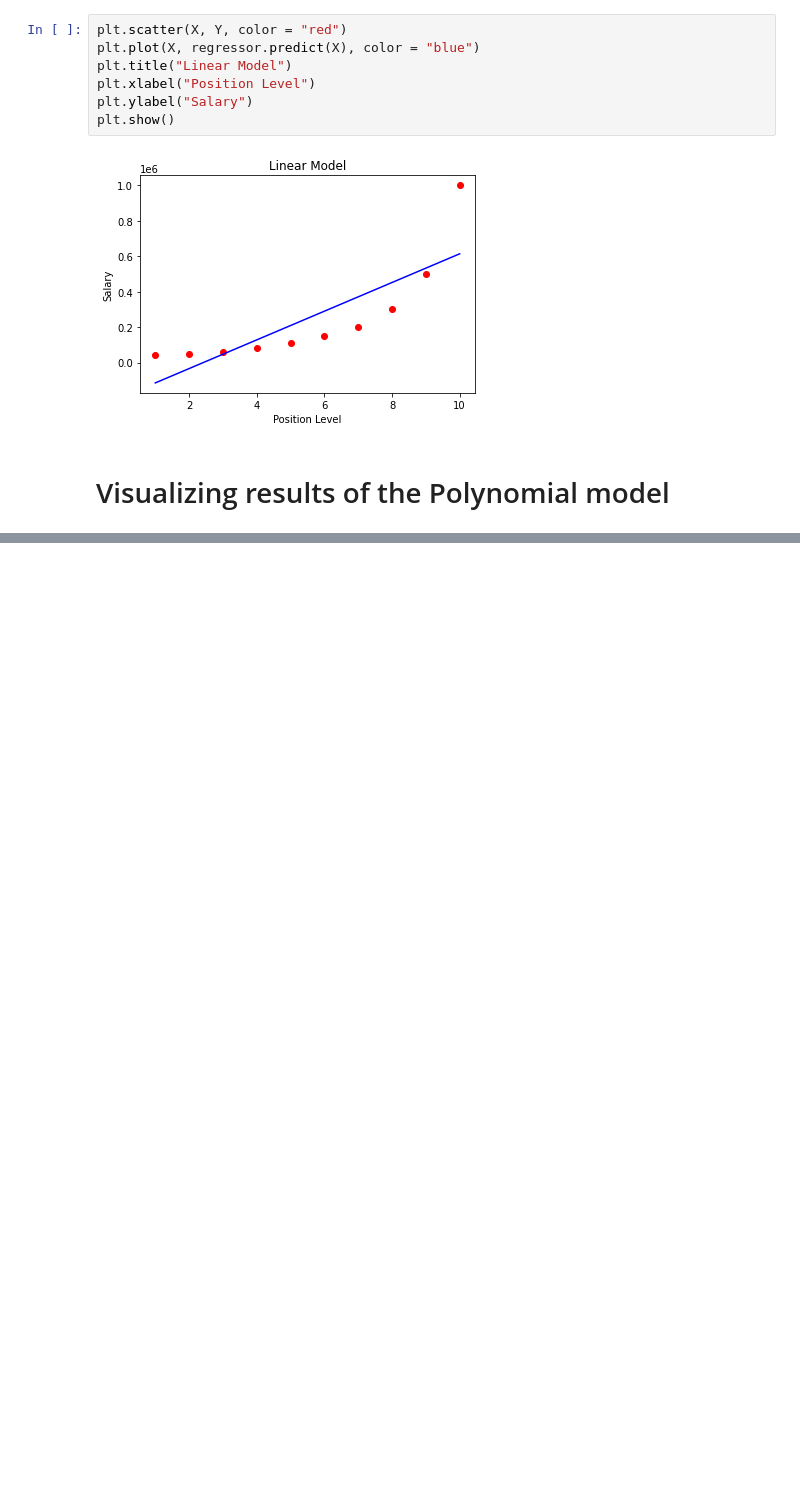
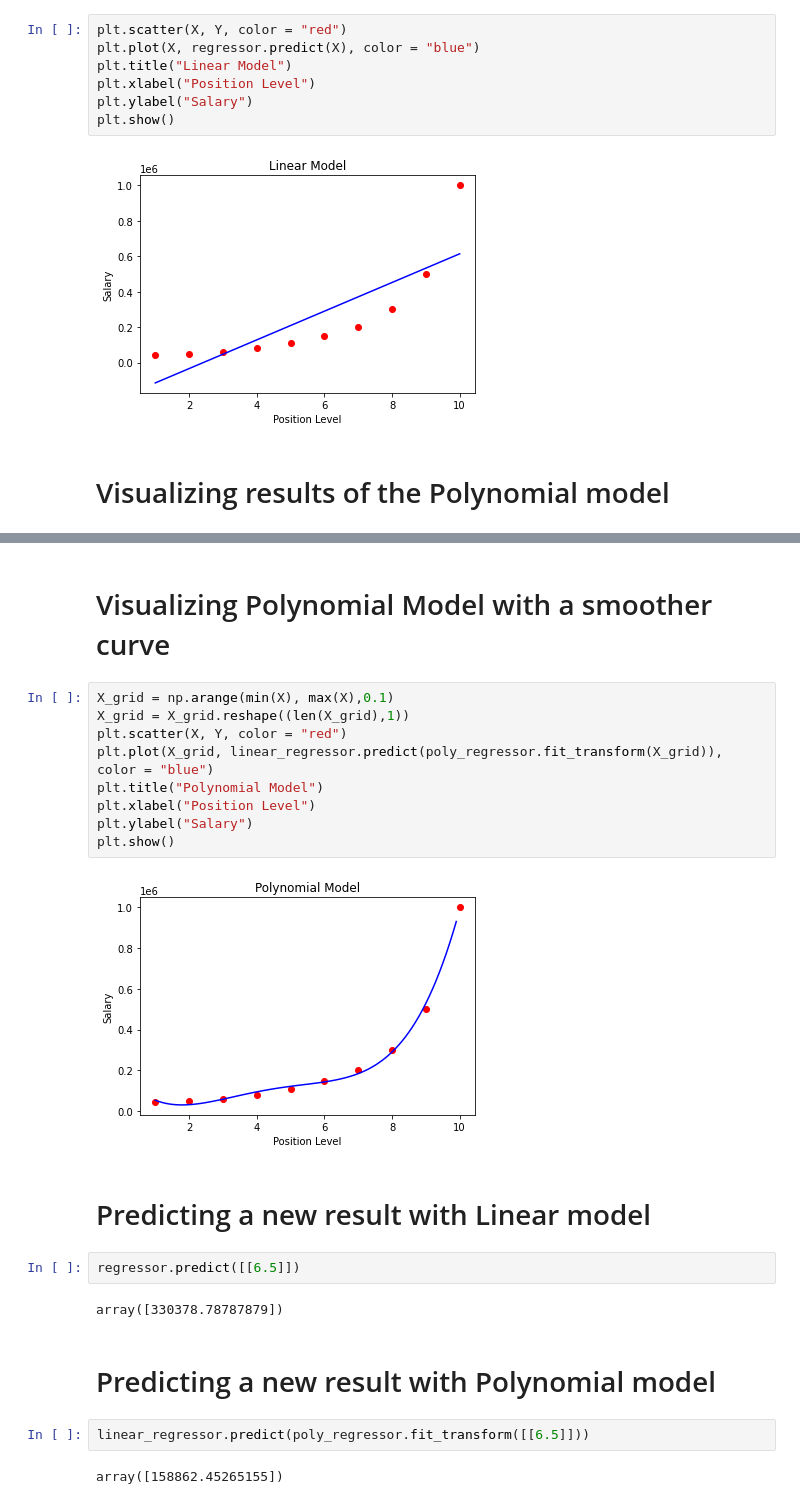
Before and after one commit to kshitijmalvankar/RegressionPython, a Jupyter notebook: PolynomialRegression.ipynb, the cells around one changed output, grey strips where cells are left out. Cells and saved outputs as stored; diff of their text form; blank space fills up the shorter version.

```diff
--- a/PolynomialRegression.ipynb
+++ b/PolynomialRegression.ipynb
@@ -73,0 +70,25 @@ plt.show()
+# %% [markdown]
+# Visualizing Polynomial Model with a smoother curve
+# %%
+X_grid = np.arange(min(X), max(X),0.1)
+X_grid = X_grid.reshape((len(X_grid),1))
+plt.scatter(X, Y, color = "red")
+plt.plot(X_grid, linear_regressor.predict(poly_regressor.fit_transform(X_grid)), color = "blue")
+plt.title("Polynomial Model")
+plt.xlabel("Position Level")
+plt.ylabel("Salary")
+plt.show()
+# %% [output]
+[figure, added]
+# %% [markdown]
+# Predicting a new result with Linear model
+# %%
+regressor.predict([[6.5]])
+# %% [output]
+array([330378.78787879])
+# %% [markdown]
+# Predicting a new result with Polynomial model
+# %%
+linear_regressor.predict(poly_regressor.fit_transform([[6.5]]))
+# %% [output]
+array([158862.45265155])
```
Also changed, not shown: parts of 4 cells of this notebook.
